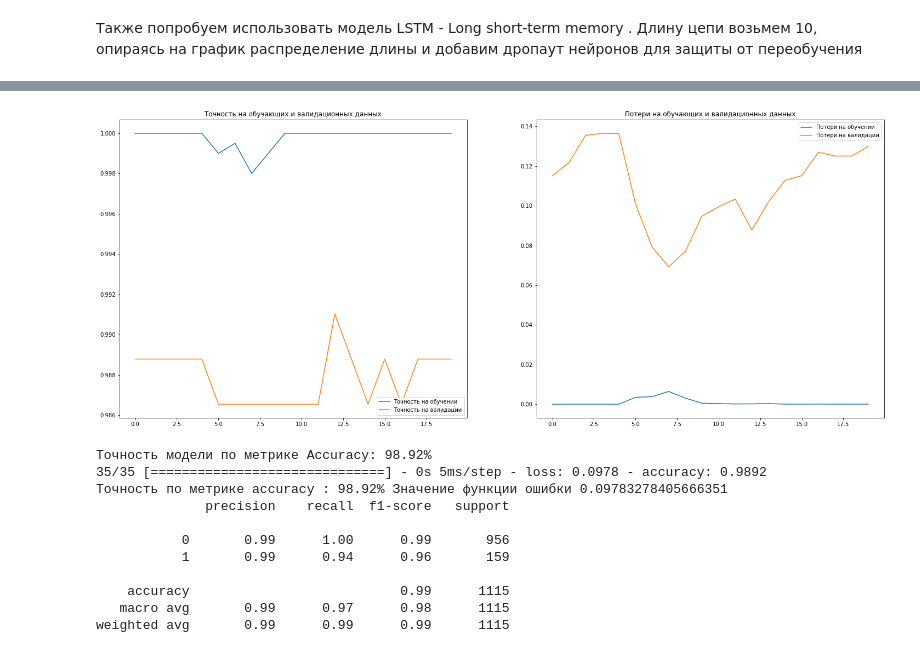
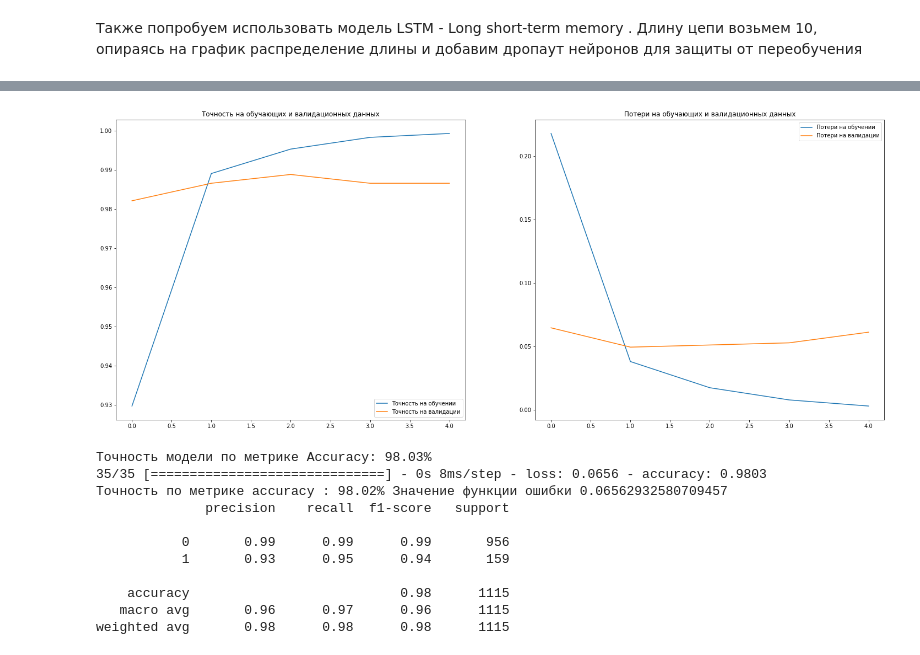
Before and after one commit to geniusserg/DataAnalyzis, a Jupyter notebook: SpamDetection.ipynb, the cells around one changed output, grey strips where cells are left out. Saved outputs shown, nothing was run; the diff lists cells and outputs as text; code cells hidden in the pictures.

```diff
--- a/SpamDetection.ipynb
+++ b/SpamDetection.ipynb
@@ -299,9 +313,9 @@ KeyboardInterrupt: ignored
 Также попробуем использовать модель LSTM - Long short-term memory . Длину цепи возьмем 10, опираясь на график распределение длины и добавим дропаут нейронов для защиты от переобучения
 # %%
 model = Sequential()
-model.add(Embedding(num_words=9558, output_dim=32, input_length=30))
-model.add(LSTM(100, dropout=0.4))
+model.add(Embedding(9558, output_dim=32, input_length=30))
+model.add(LSTM(100))
 model.add(Dense(20, activation="relu"))
-model.add(Dropout(0.3))
 model.add(Dense(1, activation="sigmoid"))
+model.summary()
 model.compile(optimizer="adam", loss="binary_crossentropy", metrics=["accuracy"])
@@ -308,5 +340,5 @@ model.compile(optimizer="adam", loss="binary_crossentropy", metrics=["accuracy"]
 # %%
-history = model.fit(x_train, y_train, batch_size=32, epochs=20, validation_split=0.1)
+history = model.fit(x_train, y_train, batch_size=32, epochs=5, validation_split=0.1)
 scores = model.evaluate(x_test, y_test, verbose=0)
 print("Точность модели по метрике Accuracy: %.2f%%" % (scores[1]*100))
 # %% [output]
@@ -330,24 +356,24 @@ Epoch 20/20
 # %%
-plot_loss(history, 20)
+plot_loss(history, 5)
 
 scores = model.evaluate(x_test, y_test, verbose=0)
 print("Точность модели по метрике Accuracy: %.2f%%" % (scores[1]*100))
 classes = model.predict(x_test)
 for i in range(len(classes)):
   classes[i] = int(classes[i] > 0.6)
 info = model.evaluate(x_test, y_test)
 print(f"Точность по метрике accuracy : {int(info[1]*10000)/100}% Значение функции ошибки {info[0]}")
 print(classification_report(y_test, classes))
 # %% [output]
-[figure, old version]
+[figure, new version]
-Точность модели по метрике Accuracy: 98.92%
-35/35 [==============================] - 0s 5ms/step - loss: 0.0978 - accuracy: 0.9892
-Точность по метрике accuracy : 98.92% Значение функции ошибки 0.09783278405666351
+Точность модели по метрике Accuracy: 98.03%
+35/35 [==============================] - 0s 8ms/step - loss: 0.0656 - accuracy: 0.9803
+Точность по метрике accuracy : 98.02% Значение функции ошибки 0.06562932580709457
               precision    recall  f1-score   support
 
-           0       0.99      1.00      0.99       956
-           1       0.99      0.94      0.96       159
+           0       0.99      0.99      0.99       956
+           1       0.93      0.95      0.94       159
 
-    accuracy                           0.99      1115
-   macro avg       0.99      0.97      0.98      1115
-weighted avg       0.99      0.99      0.99      1115
+    accuracy                           0.98      1115
+   macro avg       0.96      0.97      0.96      1115
+weighted avg       0.98      0.98      0.98      1115
```
Also changed, not shown: parts of 17 cells of this notebook, 1 other file.
